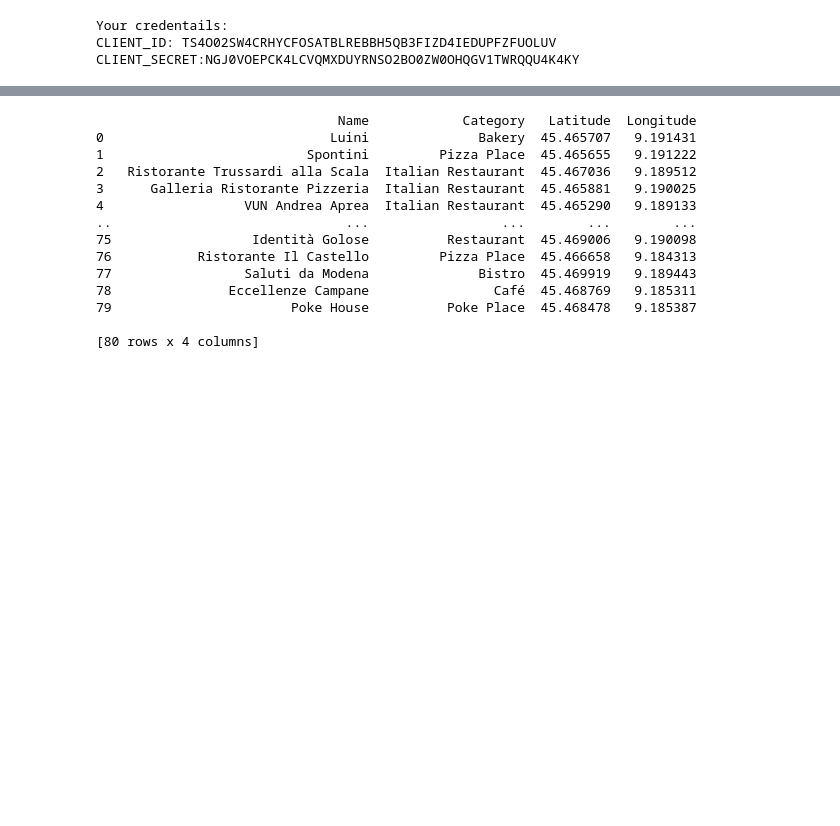
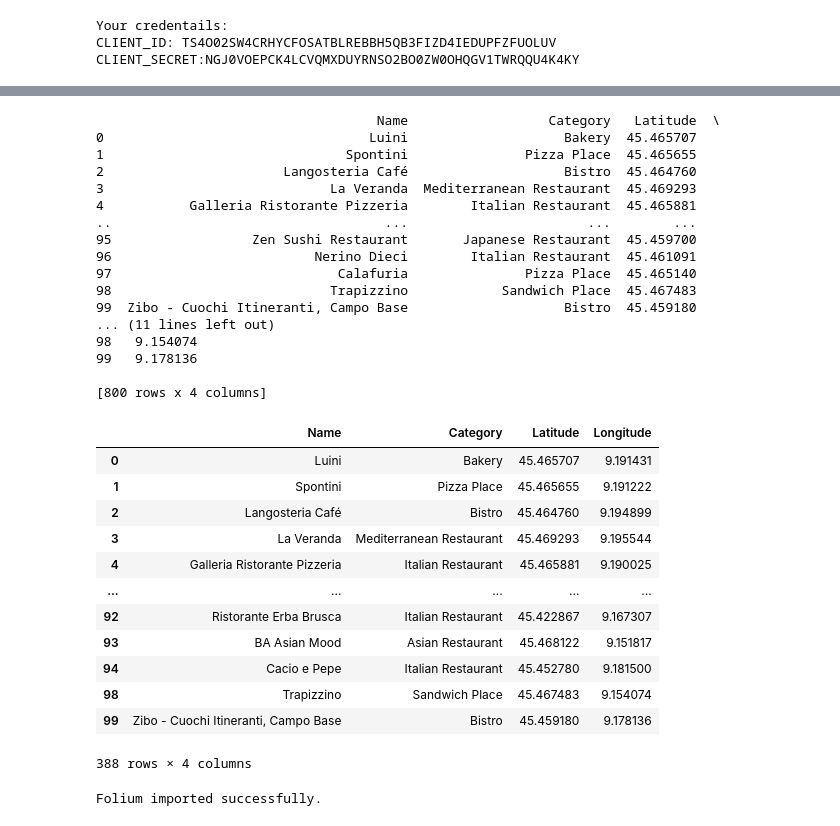
Before and after one commit to DaniFisto/Coursera-Capstone, a Jupyter notebook: Food Delivery Optimization in Milan.ipynb, the cells around one changed output, grey strips where cells are left out. Cells and saved outputs as stored; diff of their text form; code cells hidden in the pictures; blank space fills up the shorter version.

```diff
--- a/Food Delivery Optimization in Milan.ipynb
+++ b/Food Delivery Optimization in Milan.ipynb
@@ -43,0 +37,10 @@ milan_longitude = 9.19
+# %%
+milan_lat = 45.4669444 # Milan centre latitude
+milan_lon = 9.19 # Milan centre longitude
+lat_dev=0.0225225 # Correspond approximately to a 2.5 km movement in latitude from the city centre
+lon_dev=0.0316456 # Correspond approximately to a 2.5 km movement in longitude from the city centre
+
+# The coordinates below corresponds to a clockwise rotation in a multiple for loop of the coordinate points starting from the left point,
+# except the first element which is the milan centre
+latitudes=[milan_lat, milan_lat+lat_dev, milan_lat-lat_dev]
+longitudes=[milan_lon, milan_lon-lon_dev, milan_lon+lon_dev]
@@ -63,5 +84,11 @@ url # display URL
-# %%
-results = requests.get(url).json()
+# %%
+# Normalize and clean the results
+for i in range(8):
+    results = requests.get(urls[i]).json()
+    if i==0:
+        venues=json_normalize(results['response']['groups'][0]['items'])
+    else:
+        venues = pd.concat([venues, json_normalize(results['response']['groups'][0]['items'])])
 # %%
 # function that extracts the category of the venue
 def get_category_type(row):
@@ -73,32 +100,57 @@ def get_category_type(row):
     else:
         return categories_list[0]['name']
 # %%
-venues = json_normalize(results['response']['groups'][0]['items'])
-
+# Add the category to the df and rearrange the columns
 filtered_columns = ['venue.name', 'venue.categories', 'venue.location.lat', 'venue.location.lng']
 venues = venues.loc[:, filtered_columns]
 
 categories=[]
 
 for x in range(0, len(venues)):
-
     categories.append(get_category_type(venues.iloc[x]))
 
 venues['venue.categories'] = categories
 venues.columns = ['Name', 'Category', 'Latitude', 'Longitude']
 print(venues)
 # %% [output]
-                               Name            Category   Latitude  Longitude
-0                             Luini              Bakery  45.465707   9.191431
-1                          Spontini         Pizza Place  45.465655   9.191222
-2   Ristorante Trussardi alla Scala  Italian Restaurant  45.467036   9.189512
-3      Galleria Ristorante Pizzeria  Italian Restaurant  45.465881   9.190025
-4                  VUN Andrea Aprea  Italian Restaurant  45.465290   9.189133
-..                              ...                 ...        ...        ...
-75                  Identità Golose          Restaurant  45.469006   9.190098
-76           Ristorante Il Castello         Pizza Place  45.466658   9.184313
-77                 Saluti da Modena              Bistro  45.469919   9.189443
-78               Eccellenze Campane                Café  45.468769   9.185311
-79                       Poke House          Poke Place  45.468478   9.185387
+                                    Name                  Category   Latitude  \
+0                                  Luini                    Bakery  45.465707
+1                               Spontini               Pizza Place  45.465655
+2                       Langosteria Café                    Bistro  45.464760
+3                             La Veranda  Mediterranean Restaurant  45.469293
+4           Galleria Ristorante Pizzeria        Italian Restaurant  45.465881
+..                                   ...                       ...        ...
+95                  Zen Sushi Restaurant       Japanese Restaurant  45.459700
+96                          Nerino Dieci        Italian Restaurant  45.461091
+97                             Calafuria               Pizza Place  45.465140
+98                            Trapizzino            Sandwich Place  45.467483
+99  Zibo - Cuochi Itineranti, Campo Base                    Bistro  45.459180
+... (11 lines left out)
+98   9.154074
+99   9.178136
 
-[80 rows x 4 columns]
+[800 rows x 4 columns]
+# %%
+# Drop the duplicates
+venues.drop_duplicates(['Name', 'Latitude', 'Longitude'], inplace=True)
+venues
+# %% [output]
+|  | Name | Category | Latitude | Longitude |
+| 0 | Luini | Bakery | 45.465707 | 9.191431 |
+| 1 | Spontini | Pizza Place | 45.465655 | 9.191222 |
+| 2 | Langosteria Café | Bistro | 45.464760 | 9.194899 |
+| 3 | La Veranda | Mediterranean Restaurant | 45.469293 | 9.195544 |
+| 4 | Galleria Ristorante Pizzeria | Italian Restaurant | 45.465881 | 9.190025 |
+| ... | ... | ... | ... | ... |
+| 92 | Ristorante Erba Brusca | Italian Restaurant | 45.422867 | 9.167307 |
+| 93 | BA Asian Mood | Asian Restaurant | 45.468122 | 9.151817 |
+| 94 | Cacio e Pepe | Italian Restaurant | 45.452780 | 9.181500 |
+| 98 | Trapizzino | Sandwich Place | 45.467483 | 9.154074 |
+| 99 | Zibo - Cuochi Itineranti, Campo Base | Bistro | 45.459180 | 9.178136 |
+388 rows × 4 columns
+# %%
+# Import folium to generate the map
+import folium
+print('Folium imported successfully.')
+# %% [output]
+Folium imported successfully.
```
Also changed, not shown: parts of 37 cells of this notebook.
